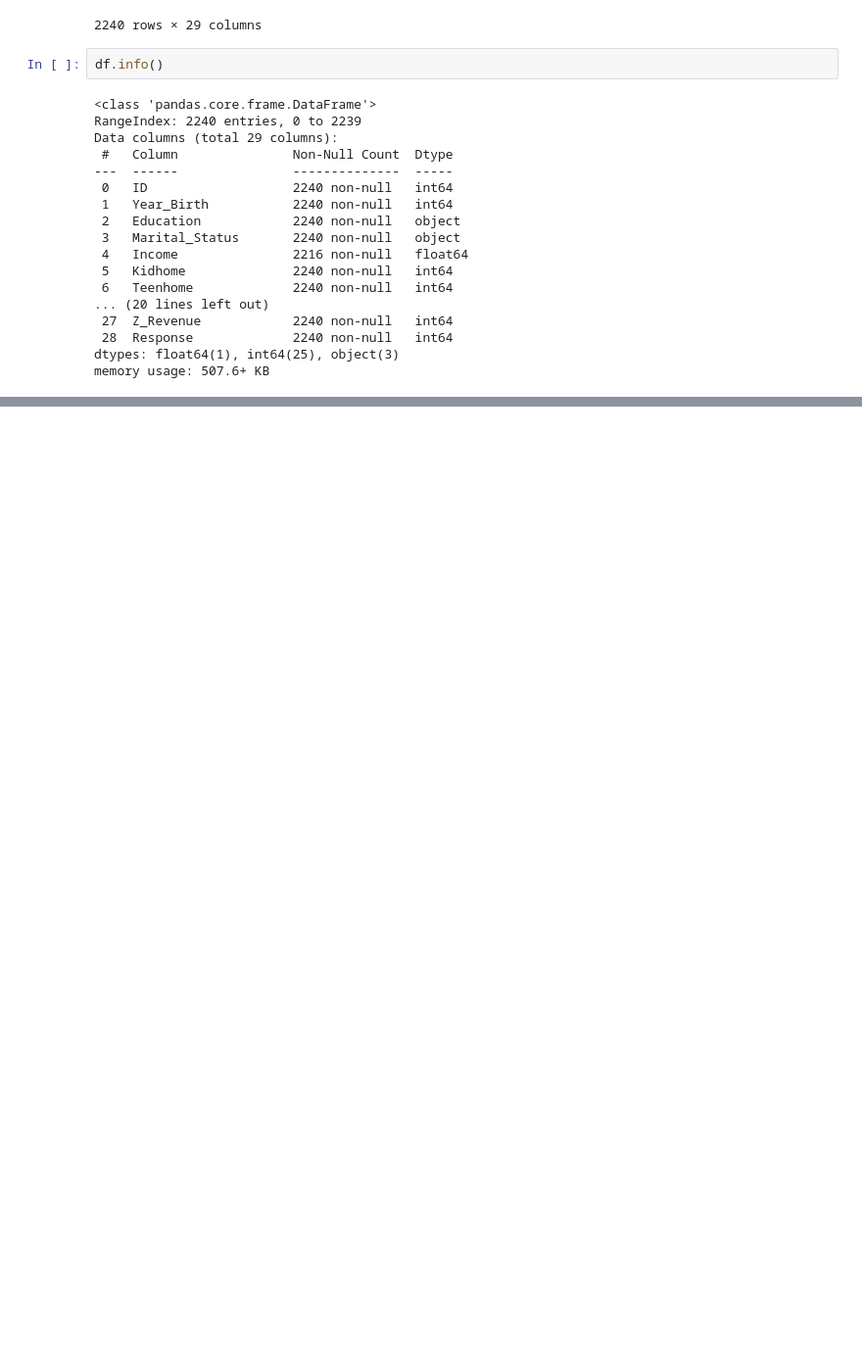
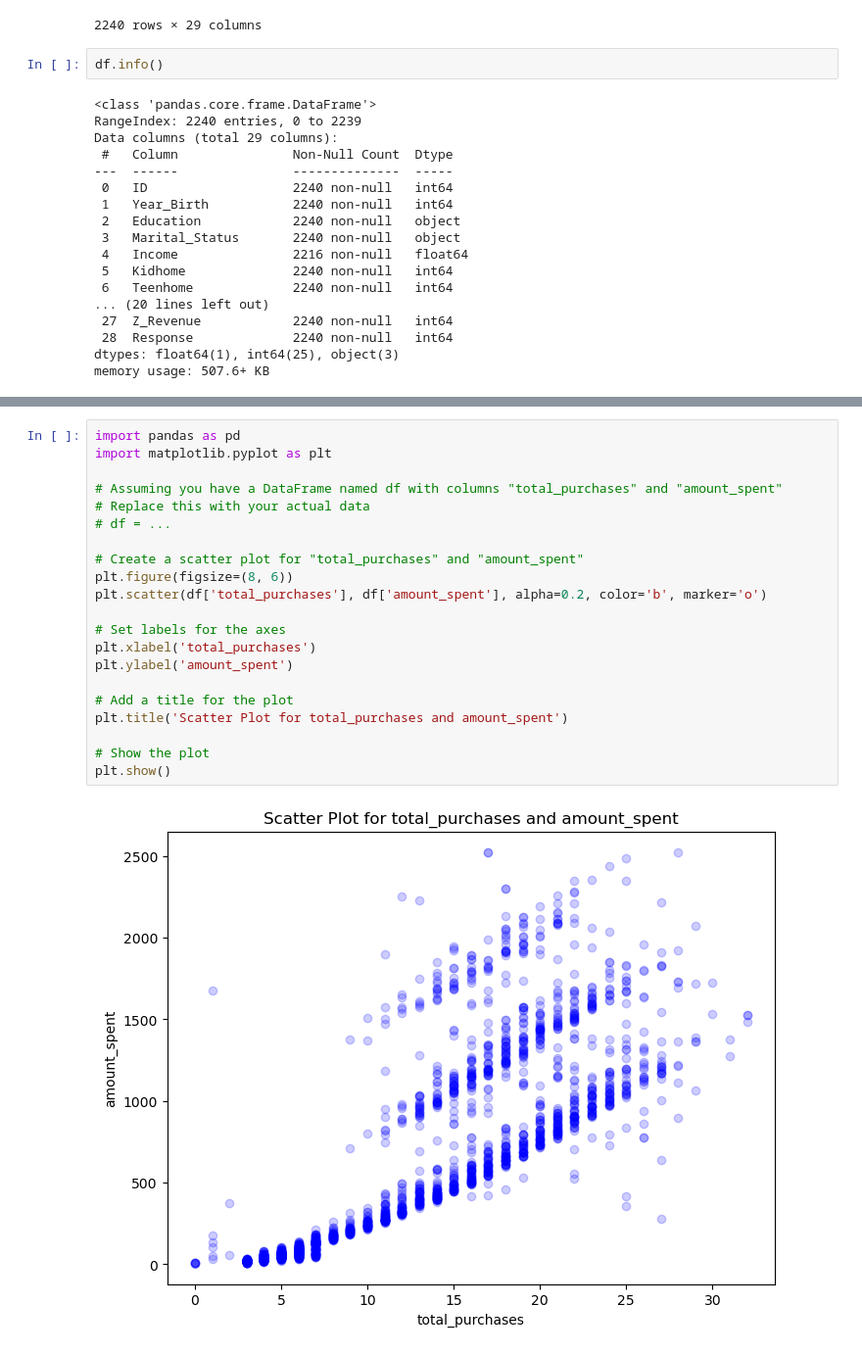
Before and after one commit to nqtquoctrung94/RFM_Customer_Personality_Analysis, a Jupyter notebook: clean_data.ipynb, the cells around one changed output, grey strips where cells are left out. Shown: that part at 98% size. Drawn from its saved outputs; the diff is of its cells as text; blank space fills up the shorter version.

```diff
--- a/clean_data.ipynb
+++ b/clean_data.ipynb
@@ -50,0 +176,23 @@ profile.to_file("profiling_report.html")
+# %%
+import pandas as pd
+import matplotlib.pyplot as plt
+
+# Assuming you have a DataFrame named df with columns "total_purchases" and "amount_spent"
+# Replace this with your actual data
+# df = ...
+
+# Create a scatter plot for "total_purchases" and "amount_spent"
+plt.figure(figsize=(8, 6))
+plt.scatter(df['total_purchases'], df['amount_spent'], alpha=0.2, color='b', marker='o')
+
+# Set labels for the axes
+plt.xlabel('total_purchases')
+plt.ylabel('amount_spent')
+
+# Add a title for the plot
+plt.title('Scatter Plot for total_purchases and amount_spent')
+
+# Show the plot
+plt.show()
+# %% [output]
+[figure, added]
```
Also changed, not shown: parts of 20 cells of this notebook.
